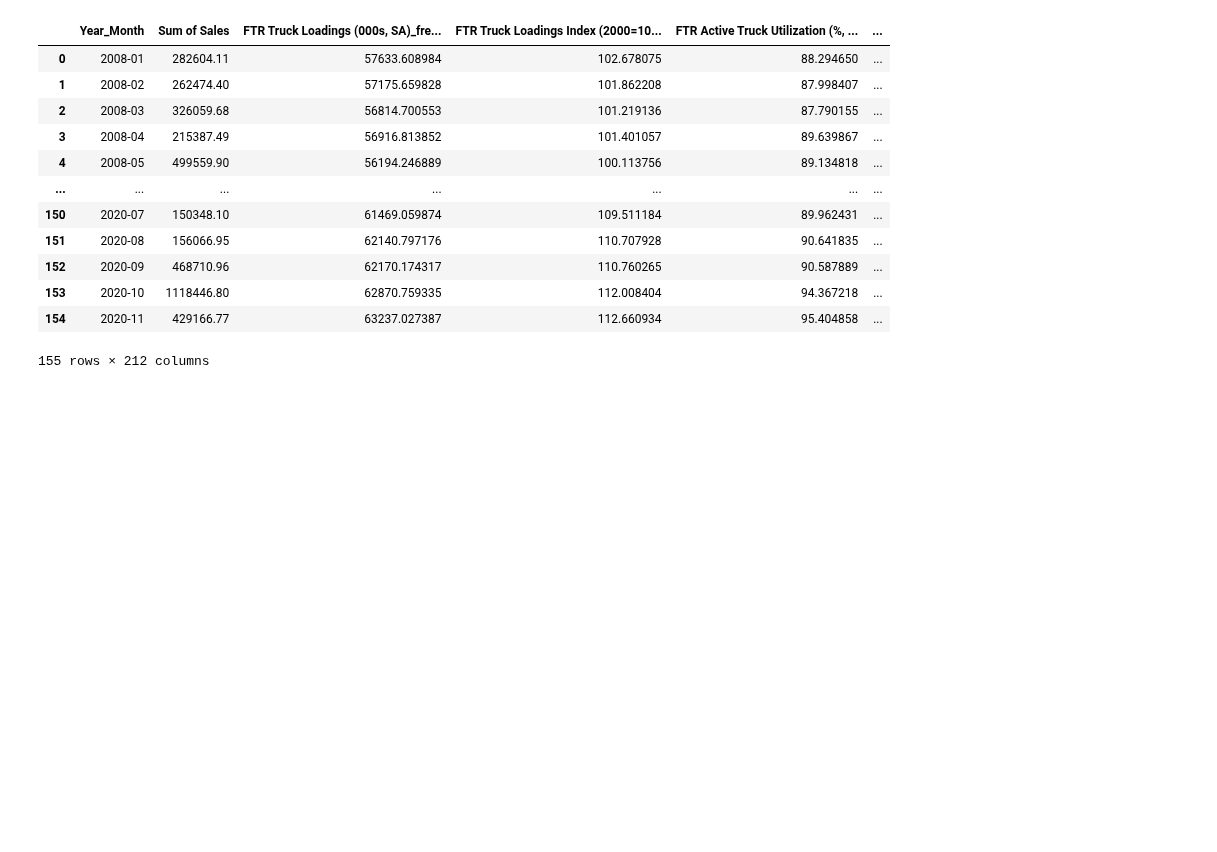
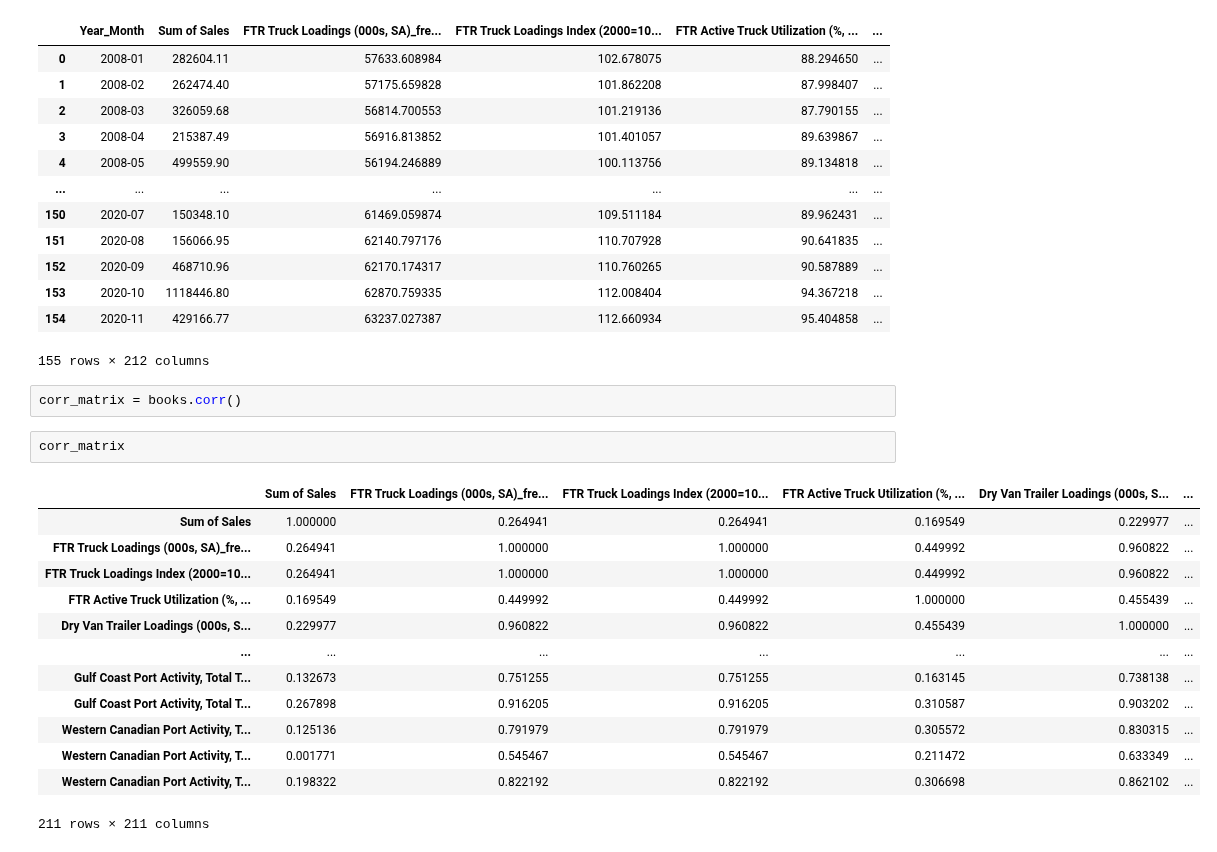
Before and after one commit to rnair7163/LabelMaster_Sales_Forecasting, a Jupyter notebook: EDA_books.ipynb, the cells around one changed output. Saved outputs shown, nothing was run; the diff lists cells and outputs as text; blank space fills up the shorter version.

```diff
--- a/EDA_books.ipynb
+++ b/EDA_books.ipynb
@@ -132,3 +137,21 @@ books
 | 153 | 2020-10 | 1118446.80 | 62870.759335 | 112.008404 | 94.367218 | ... |
 | 154 | 2020-11 | 429166.77 | 63237.027387 | 112.660934 | 95.404858 | ... |
 155 rows × 212 columns
+# %%
+corr_matrix = books.corr()
+# %%
+corr_matrix
+# %% [output]
+|  | Sum of Sales | FTR Truck Loadings (000s, SA)_fre... | FTR Truck Loadings Index (2000=10... | FTR Active Truck Utilization (%, ... | Dry Van Trailer Loadings (000s, S... | ... |
+| Sum of Sales | 1.000000 | 0.264941 | 0.264941 | 0.169549 | 0.229977 | ... |
+| FTR Truck Loadings (000s, SA)_fre... | 0.264941 | 1.000000 | 1.000000 | 0.449992 | 0.960822 | ... |
+| FTR Truck Loadings Index (2000=10... | 0.264941 | 1.000000 | 1.000000 | 0.449992 | 0.960822 | ... |
+| FTR Active Truck Utilization (%, ... | 0.169549 | 0.449992 | 0.449992 | 1.000000 | 0.455439 | ... |
+| Dry Van Trailer Loadings (000s, S... | 0.229977 | 0.960822 | 0.960822 | 0.455439 | 1.000000 | ... |
+| ... | ... | ... | ... | ... | ... | ... |
+| Gulf Coast Port Activity, Total T... | 0.132673 | 0.751255 | 0.751255 | 0.163145 | 0.738138 | ... |
+| Gulf Coast Port Activity, Total T... | 0.267898 | 0.916205 | 0.916205 | 0.310587 | 0.903202 | ... |
+| Western Canadian Port Activity, T... | 0.125136 | 0.791979 | 0.791979 | 0.305572 | 0.830315 | ... |
+| Western Canadian Port Activity, T... | 0.001771 | 0.545467 | 0.545467 | 0.211472 | 0.633349 | ... |
+| Western Canadian Port Activity, T... | 0.198322 | 0.822192 | 0.822192 | 0.306698 | 0.862102 | ... |
+211 rows × 211 columns
```
Also changed, not shown: parts of 8 cells of this notebook.
